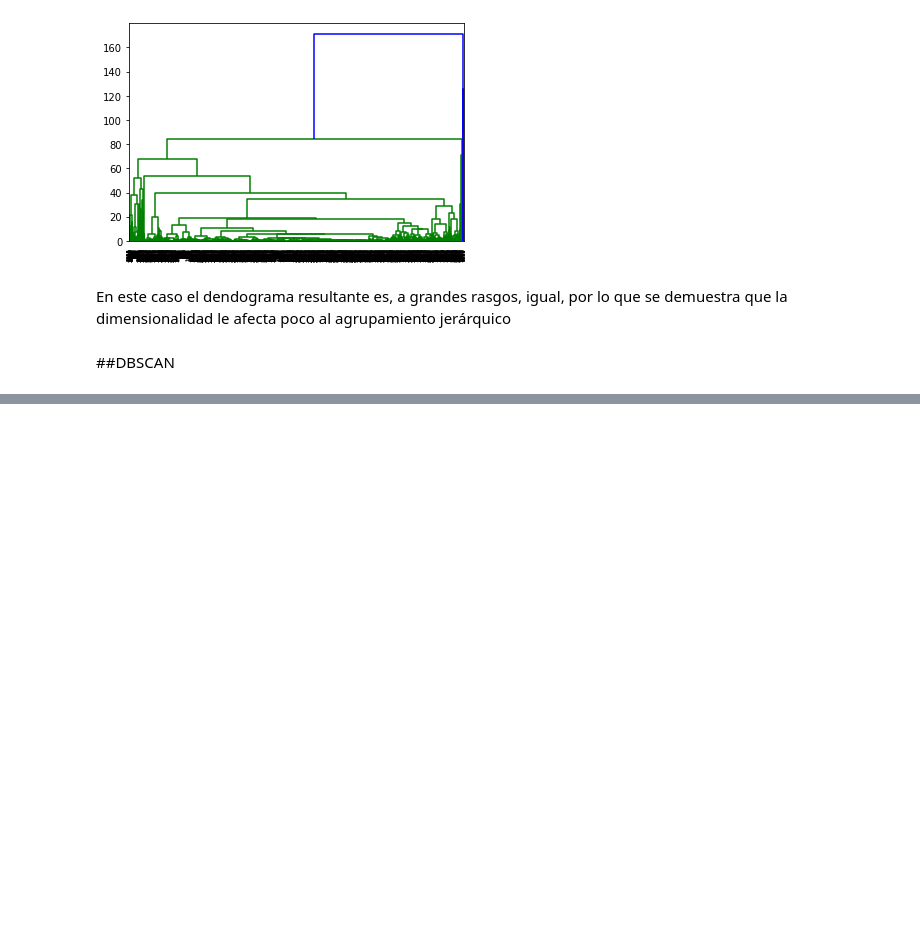
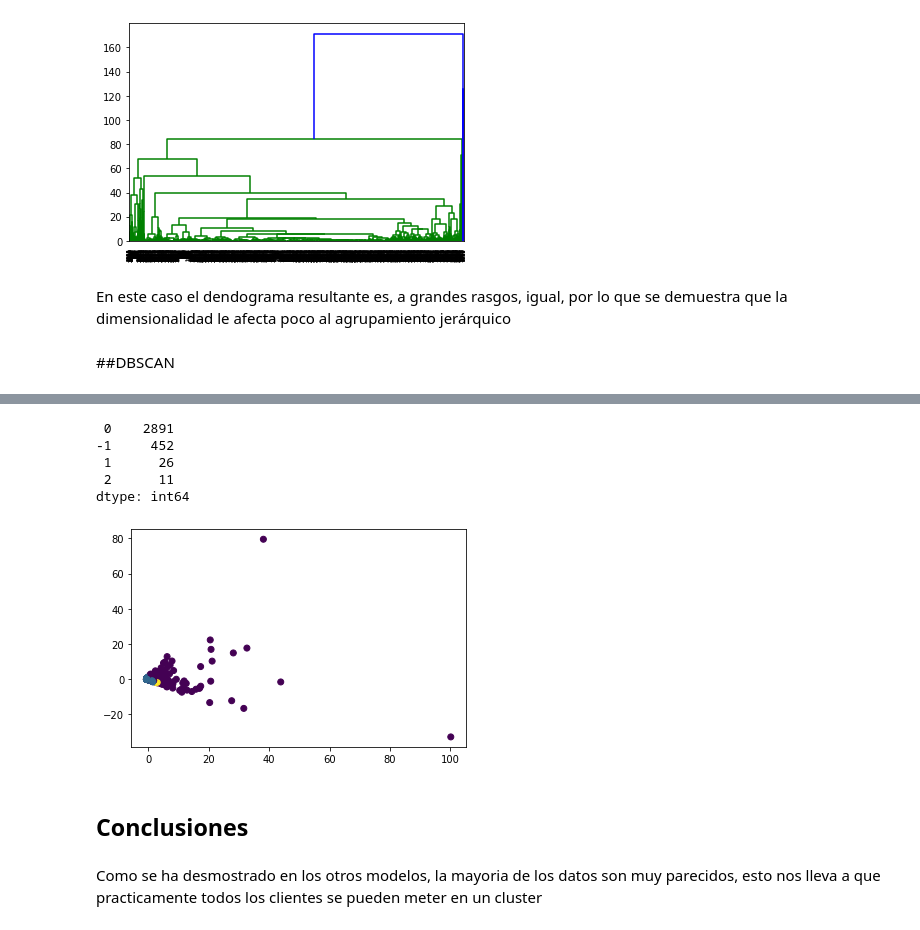
Before and after one commit to SBGuillermo/TFM-AnalisisComercio, a Jupyter notebook: Notebooks/5_Unsupervised_learning.ipynb, the cells around one changed output, grey strips where cells are left out. Cells and saved outputs as stored; diff of their text form; code cells hidden in the pictures; blank space fills up the shorter version.

```diff
--- a/Notebooks/5_Unsupervised_learning.ipynb
+++ b/Notebooks/5_Unsupervised_learning.ipynb
@@ -1031,0 +1034,20 @@ dtype: int64
+# %%
+from sklearn.cluster import DBSCAN
+
+dbscan2 = DBSCAN(eps=.7, min_samples=10)
+
+clusters2 = dbscan2.fit_predict(df_seg_HC)
+
+plt.scatter(df_seg_HC['Componente1'], df_seg_HC['Componente2'], c = clusters2)
+pd.Series(clusters2).value_counts()
+# %% [output]
+ 0    2891
+-1     452
+ 1      26
+ 2      11
+dtype: int64
+[figure, added]
+# %% [markdown]
+## Conclusiones
+# %% [markdown]
+Como se ha desmostrado en los otros modelos, la mayoria de los datos son muy parecidos, esto nos lleva a que practicamente todos los clientes se pueden meter en un cluster
```
Also changed, not shown: parts of 10 cells of this notebook.
